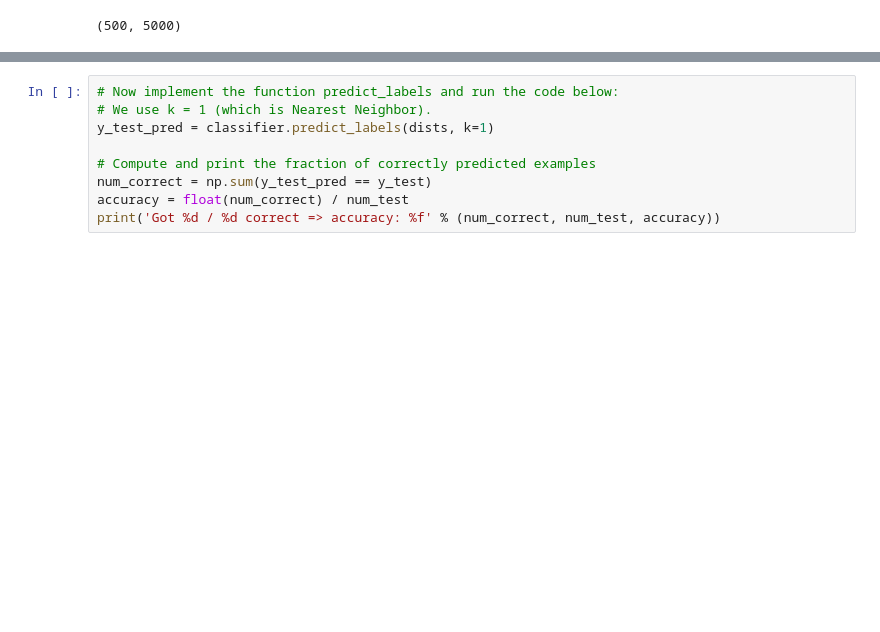
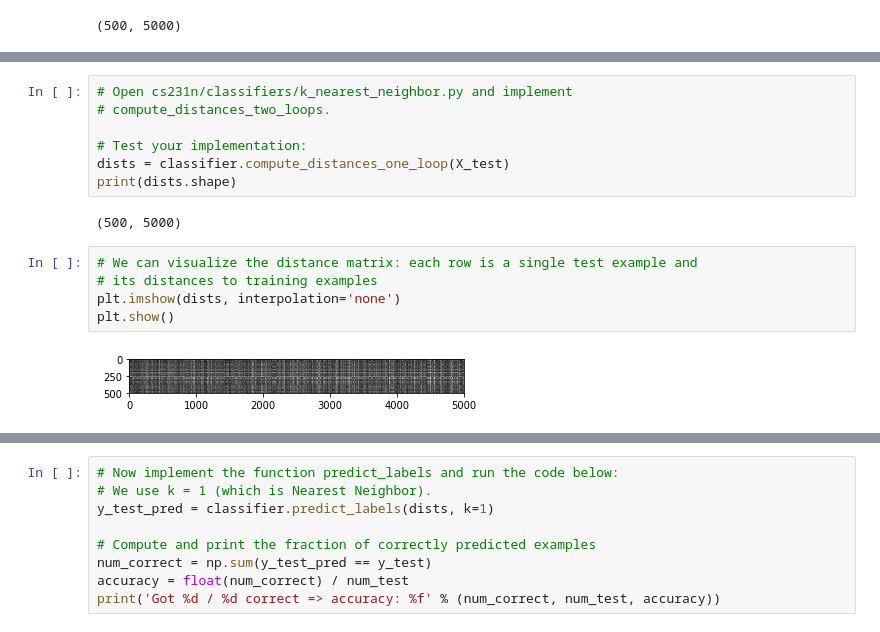
Before and after one commit to sadullahgultekin/Miletos-Internship, a Jupyter notebook: knn.ipynb, the cells around one changed output, grey strips where cells are left out. Cells and saved outputs as stored; diff of their text form; blank space fills up the shorter version.

```diff
--- a/knn.ipynb
+++ b/knn.ipynb
@@ -131,0 +128,16 @@ plt.show()
+# %%
+# Open cs231n/classifiers/k_nearest_neighbor.py and implement
+# compute_distances_two_loops.
+
+# Test your implementation:
+dists = classifier.compute_distances_one_loop(X_test)
+print(dists.shape)
+# %% [output]
+(500, 5000)
+# %%
+# We can visualize the distance matrix: each row is a single test example and
+# its distances to training examples
+plt.imshow(dists, interpolation='none')
+plt.show()
+# %% [output]
+[figure, added]
```
Also changed, not shown: parts of 13 cells of this notebook, 1 other file.
